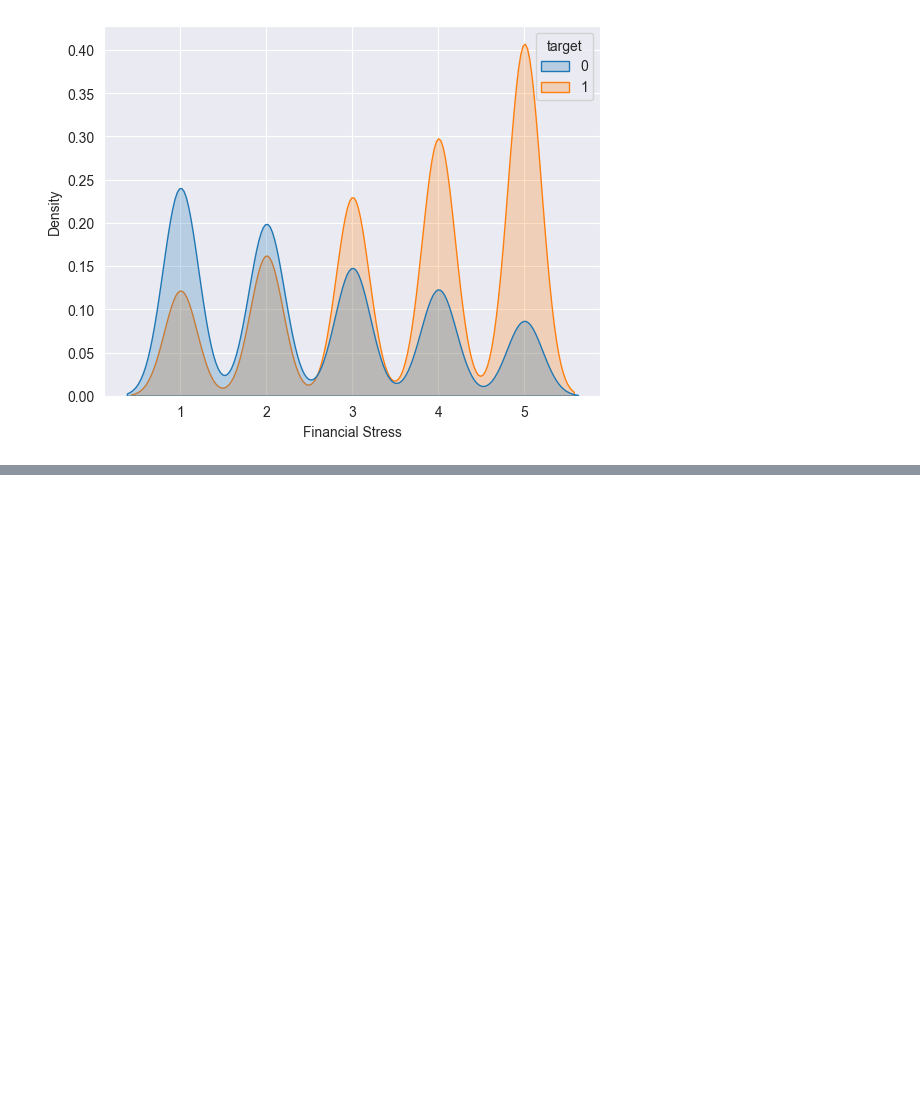
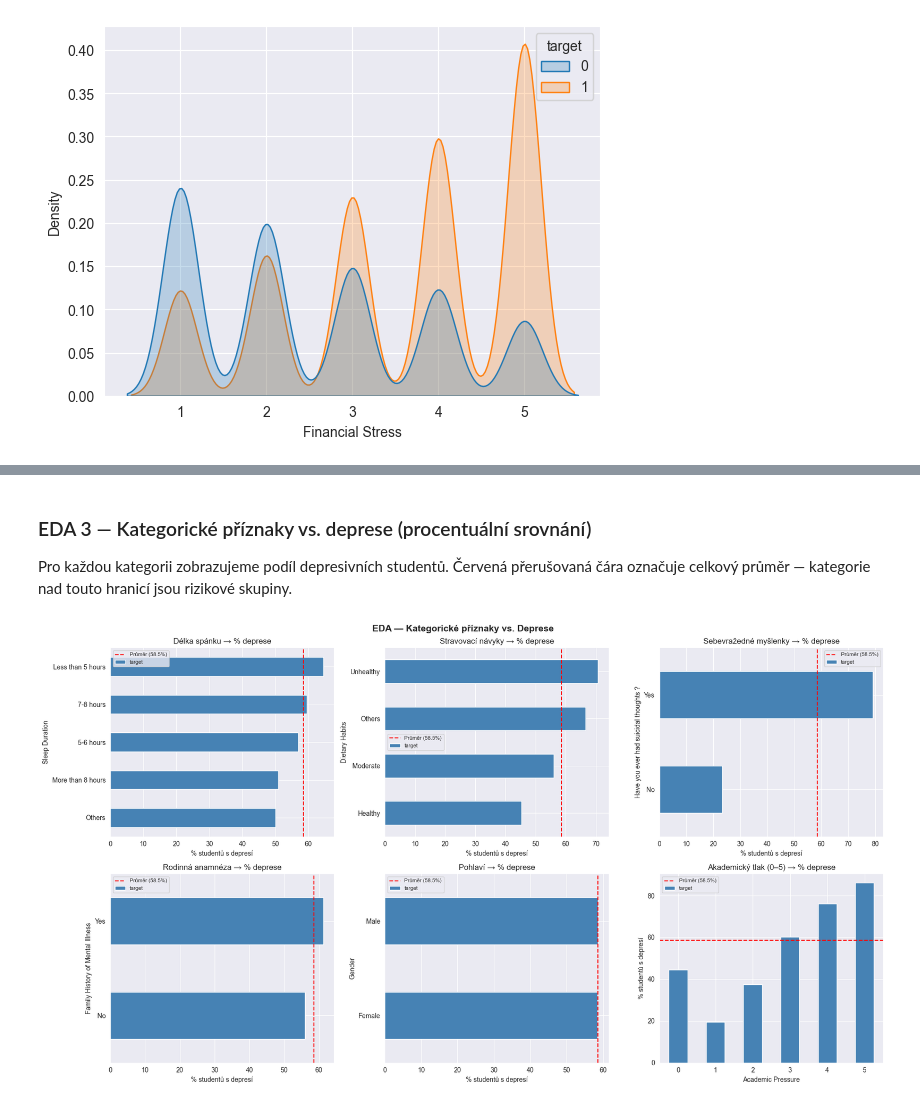
Before and after one commit to Nurofenkkk/VSE, a Jupyter notebook: ML2.ipynb, the cells around one changed output, grey strips where cells are left out. Cells and saved outputs as stored; diff of their text form; code cells hidden in the pictures; blank space fills up the shorter version.

```diff
--- a/ML2.ipynb
+++ b/ML2.ipynb
@@ -124,0 +329,76 @@ sns.kdeplot(data=df, x='Financial Stress', hue='target', fill=True)
+# %% [markdown]
+### EDA 3 — Kategorické příznaky vs. deprese (procentuální srovnání)
+
+Pro každou kategorii zobrazujeme podíl depresivních studentů. Červená přerušovaná čára označuje celkový průměr — kategorie nad touto hranicí jsou rizikové skupiny.
+# %%
+avg_depression = df['target'].astype(int).mean() * 100
+
+def depression_pct(col):
+    return df.groupby(col)['target'].apply(lambda x: x.astype(int).mean() * 100).sort_values()
+
+fig, axes = plt.subplots(2, 3, figsize=(18, 10))
+
+# Sleep Duration
+s = depression_pct('Sleep Duration')
+s.plot(kind='barh', ax=axes[0,0], color='steelblue')
+axes[0,0].axvline(avg_depression, color='red', linestyle='--', label=f'Průměr ({avg_depression:.1f}%)')
+axes[0,0].set_title('Délka spánku → % deprese')
+axes[0,0].set_xlabel('% studentů s depresí')
+axes[0,0].legend(fontsize=8)
+
+# Dietary Habits
+d = depression_pct('Dietary Habits')
+d.plot(kind='barh', ax=axes[0,1], color='steelblue')
+axes[0,1].axvline(avg_depression, color='red', linestyle='--', label=f'Průměr ({avg_depression:.1f}%)')
+axes[0,1].set_title('Stravovací návyky → % deprese')
+axes[0,1].set_xlabel('% studentů s depresí')
+axes[0,1].legend(fontsize=8)
+
+# Suicidal Thoughts
+su = depression_pct('Have you ever had suicidal thoughts ?')
+su.plot(kind='barh', ax=axes[0,2], color='steelblue')
+axes[0,2].axvline(avg_depression, color='red', linestyle='--', label=f'Průměr ({avg_depression:.1f}%)')
+axes[0,2].set_title('Sebevražedné myšlenky → % deprese')
+axes[0,2].set_xlabel('% studentů s depresí')
+axes[0,2].legend(fontsize=8)
+
+# Family History
+fh = depression_pct('Family History of Mental Illness')
+fh.plot(kind='barh', ax=axes[1,0], color='steelblue')
+axes[1,0].axvline(avg_depression, color='red', linestyle='--', label=f'Průměr ({avg_depression:.1f}%)')
+axes[1,0].set_title('Rodinná anamnéza → % deprese')
+axes[1,0].set_xlabel('% studentů s depresí')
+axes[1,0].legend(fontsize=8)
+
+# Gender
+g = depression_pct('Gender')
+g.plot(kind='barh', ax=axes[1,1], color='steelblue')
+axes[1,1].axvline(avg_depression, color='red', linestyle='--', label=f'Průměr ({avg_depression:.1f}%)')
+axes[1,1].set_title('Pohlaví → % deprese')
+axes[1,1].set_xlabel('% studentů s depresí')
+axes[1,1].legend(fontsize=8)
+
+# Academic Pressure by value
+ap = df.groupby('Academic Pressure')['target'].apply(lambda x: x.astype(int).mean() * 100)
+ap.plot(kind='bar', ax=axes[1,2], color='steelblue')
+axes[1,2].axhline(avg_depression, color='red', linestyle='--', label=f'Průměr ({avg_depression:.1f}%)')
+axes[1,2].set_title('Akademický tlak (0–5) → % deprese')
+axes[1,2].set_xlabel('Academic Pressure')
+axes[1,2].set_ylabel('% studentů s depresí')
+axes[1,2].tick_params(axis='x', rotation=0)
+axes[1,2].legend(fontsize=8)
+
+plt.suptitle('EDA — Kategorické příznaky vs. Deprese', fontsize=14, fontweight='bold')
+plt.tight_layout()
+plt.savefig('eda_categorical.png', dpi=150, bbox_inches='tight')
+plt.show()
+
+# Tiskne přesné hodnoty
+print("=== Přesné hodnoty % deprese ===")
+for col in ['Sleep Duration', 'Dietary Habits',
+            'Have you ever had suicidal thoughts ?',
+            'Family History of Mental Illness', 'Gender']:
+    print(f"\n{col}:")
+    print(depression_pct(col).round(1).to_string())
+# %% [output]
+[figure, added]
```
Also changed, not shown: parts of 51 cells of this notebook, 14 other files.
